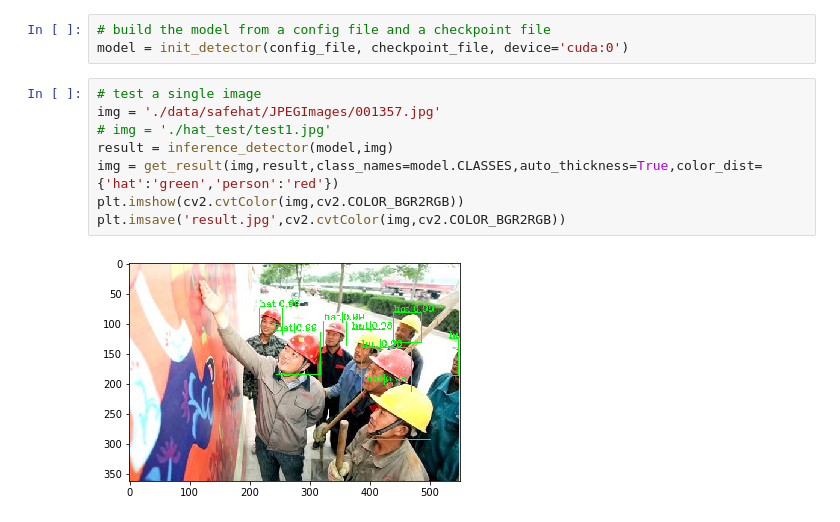
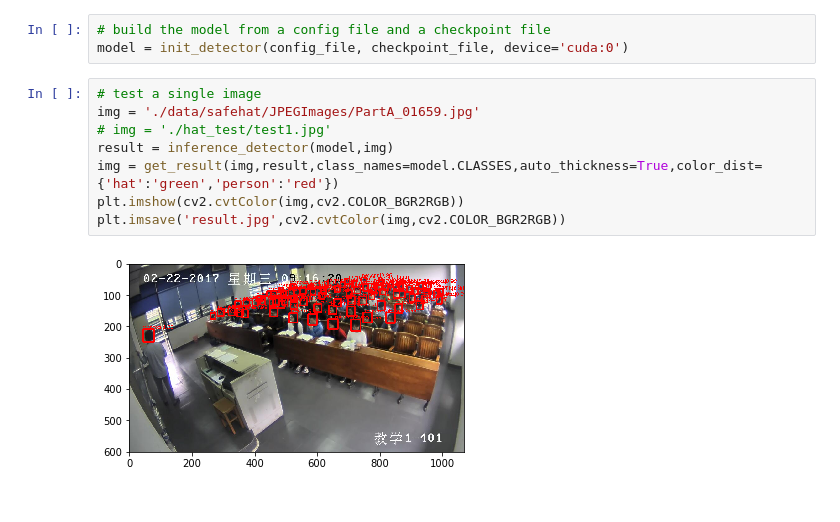
Before and after one commit to SDGLBL/mmdetection, a Jupyter notebook: inference_demo.ipynb, the cells around one changed output. Cells and saved outputs as stored; diff of their text form.

```diff
--- a/inference_demo.ipynb
+++ b/inference_demo.ipynb
@@ -13,11 +13,11 @@ checkpoint_file = './work_dirs/cascade_rcnn_dconv_c3-c5_x101_32x4d_fpn_snms_1x_b
 model = init_detector(config_file, checkpoint_file, device='cuda:0')
 # %%
 # test a single image
-img = './data/safehat/JPEGImages/001357.jpg'
+img = './data/safehat/JPEGImages/PartA_01659.jpg'
 # img = './hat_test/test1.jpg'
 result = inference_detector(model,img)
 img = get_result(img,result,class_names=model.CLASSES,auto_thickness=True,color_dist={'hat':'green','person':'red'})
 plt.imshow(cv2.cvtColor(img,cv2.COLOR_BGR2RGB))
 plt.imsave('result.jpg',cv2.cvtColor(img,cv2.COLOR_BGR2RGB))
 # %% [output]
-[figure, old version]
+[figure, new version]
```
Also changed, not shown: 4 other files.
